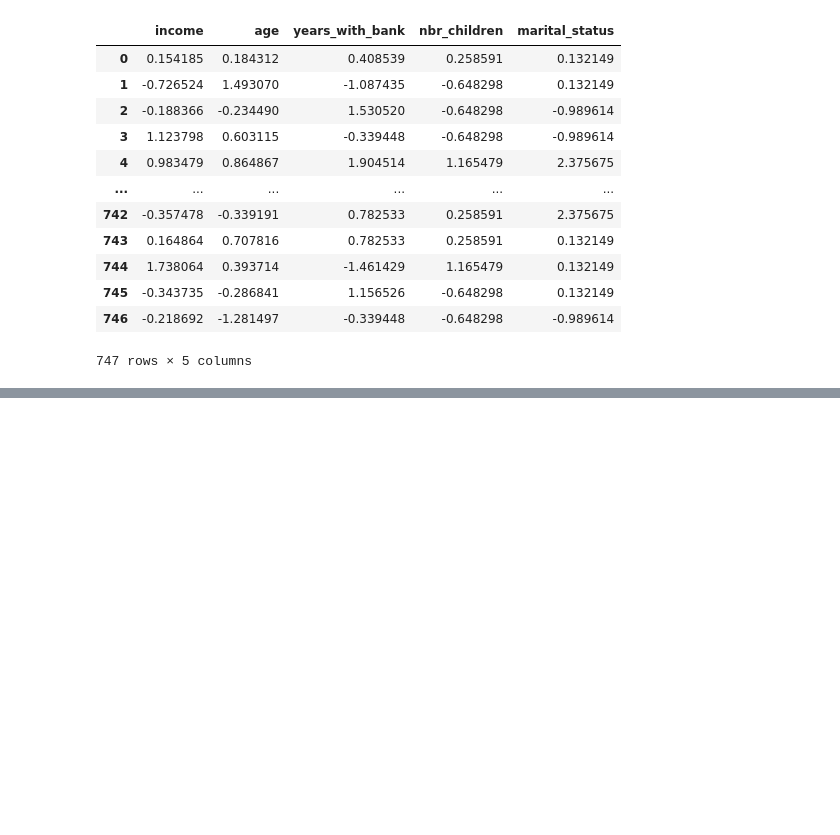
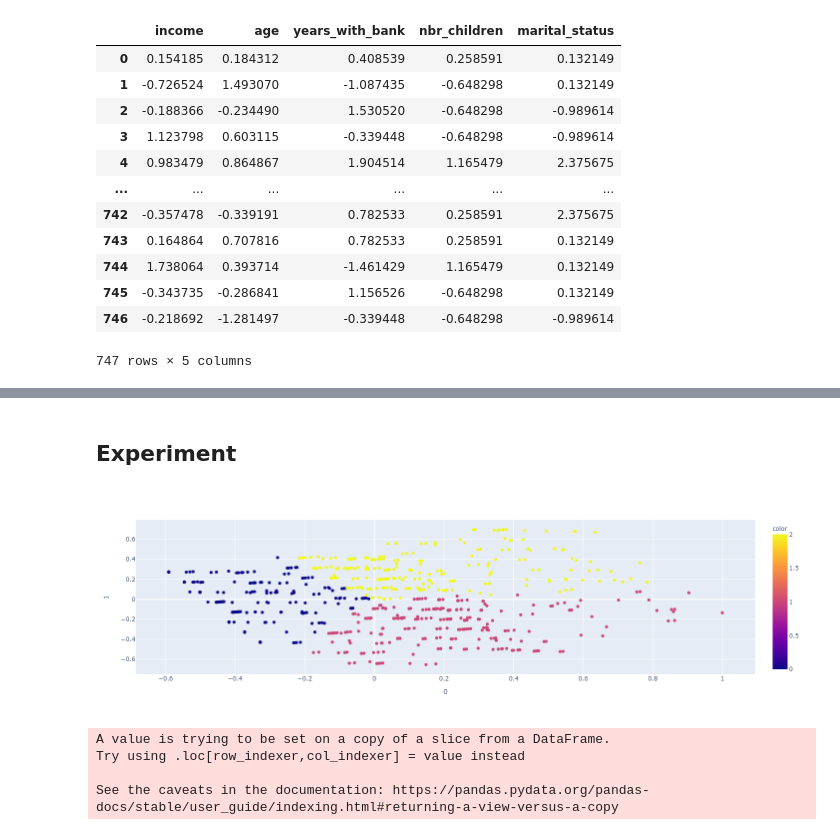
Before and after one commit to elslb/LH_mini_project_3, a Jupyter notebook: mini_project_3.ipynb, the cells around one changed output, grey strips where cells are left out. Saved outputs shown, nothing was run; the diff lists cells and outputs as text; code cells hidden in the pictures; blank space fills up the shorter version.

```diff
--- a/mini_project_3.ipynb
+++ b/mini_project_3.ipynb
@@ -119,0 +227,33 @@ plot_clusters(components, y_km, plt_cluster_centers=True)
+# %% [markdown]
+## Experiment
+# %%
+z = cust_data[['income', 'age', 'years_with_bank','marital_status']]
+
+q = MinMaxScaler().fit_transform(z)
+columns = z.columns
+df = pd.DataFrame(q, columns=columns)
+
+km = KMeans(n_clusters=3,
+            n_init=30)
+pca = PCA(n_components=3)
+comp = pca.fit_transform(df)
+y1km = km.fit_predict(comp)
+
+
+
+
+fig = px.scatter(comp, x=0, y=1, color=y1km)
+fig.show()
+# %% [output]
+[figure, added]
+# %%
+z['clusters'] = y1km
+
+z0 = z[z['clusters'] == 0]
+z1 = z[z['clusters'] == 1]
+z2 = z[z['clusters'] == 2]
+# %% [output]
+A value is trying to be set on a copy of a slice from a DataFrame.
+Try using .loc[row_indexer,col_indexer] = value instead
+
+See the caveats in the documentation: https://pandas.pydata.org/pandas-docs/stable/user_guide/indexing.html#returning-a-view-versus-a-copy
```
Also changed, not shown: parts of 54 cells of this notebook.
